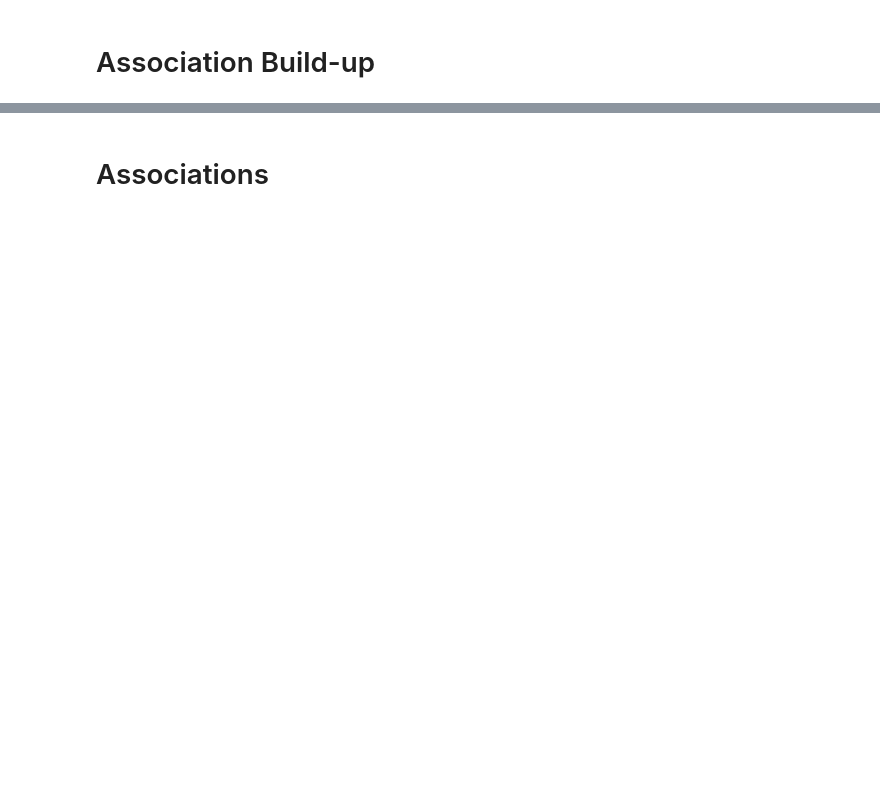
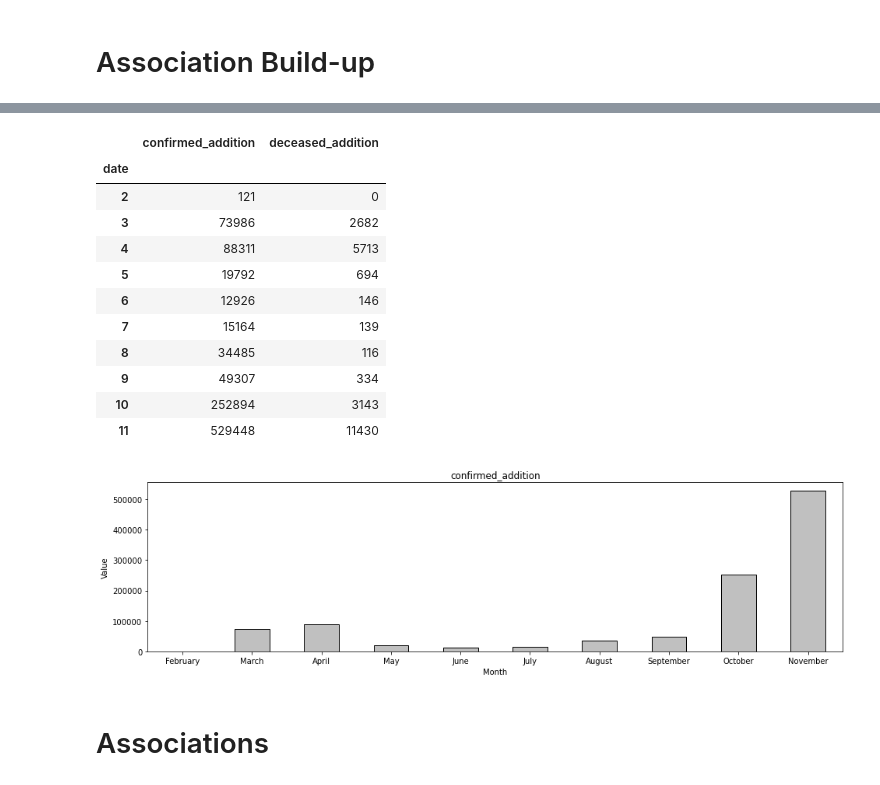
Before and after one commit to Florian335/fyp2021p02g10, a Jupyter notebook: Notebooks/Project2_florian.ipynb, the cells around one changed output, grey strips where cells are left out. Drawn from its saved outputs; the diff is of its cells as text; code cells hidden in the pictures; blank space fills up the shorter version.

```diff
--- a/Notebooks/Project2_florian.ipynb
+++ b/Notebooks/Project2_florian.ipynb
@@ -128,15 +212,29 @@ right_one = corona_month[1:11]
 # %%
 #function for plotting bar plots for corona infections
 def corona_total_bar_plot(column,df):
     list_month = ['February','March','April','May','June','July','August','September','October','November']
     fig,ax = plt.subplots(figsize = (16,4))
     df[column].plot.bar(color = 'silver',edgecolor = 'black',rot = 0)
     ax.set_title(column)
     ax.set_ylabel('Value')
     ax.set_xlabel('Month')
     ax.set_xticklabels(list_month)
-#corona_total_bar_plot('confirmed_addition',right_one)
-#right_one
+corona_total_bar_plot('confirmed_addition',right_one)
+right_one
+# %% [output]
+|  | confirmed_addition | deceased_addition |
+| date |  |  |
+| 2 | 121 | 0 |
+| 3 | 73986 | 2682 |
+| 4 | 88311 | 5713 |
+| 5 | 19792 | 694 |
+| 6 | 12926 | 146 |
+| 7 | 15164 | 139 |
+| 8 | 34485 | 116 |
+| 9 | 49307 | 334 |
+| 10 | 252894 | 3143 |
+| 11 | 529448 | 11430 |
+[figure, added]
 # %% [markdown]
 # Associations
 # %%
```
Also changed, not shown: parts of 14 cells of this notebook.
